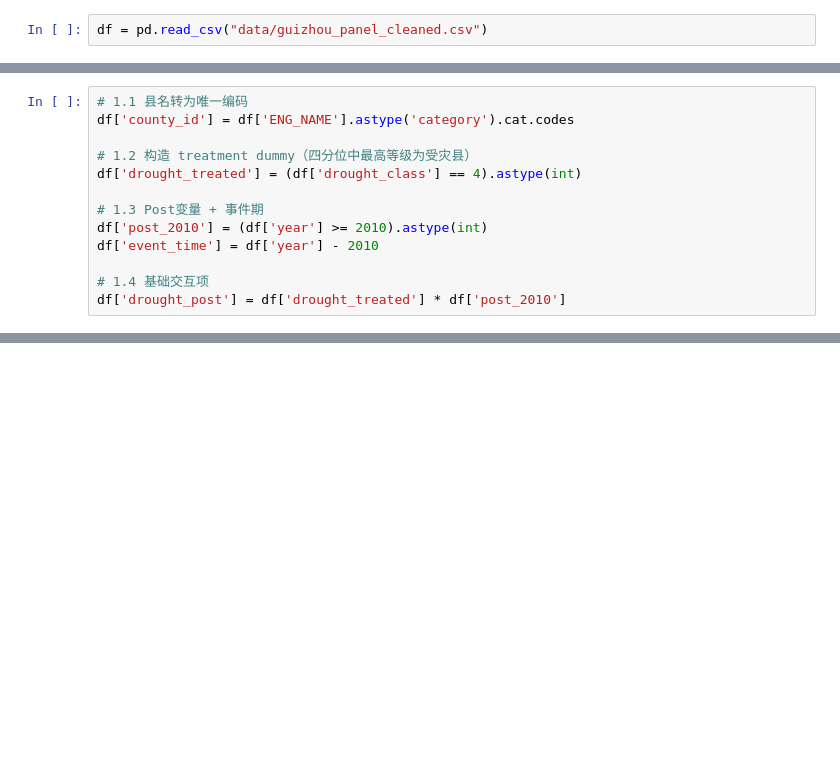
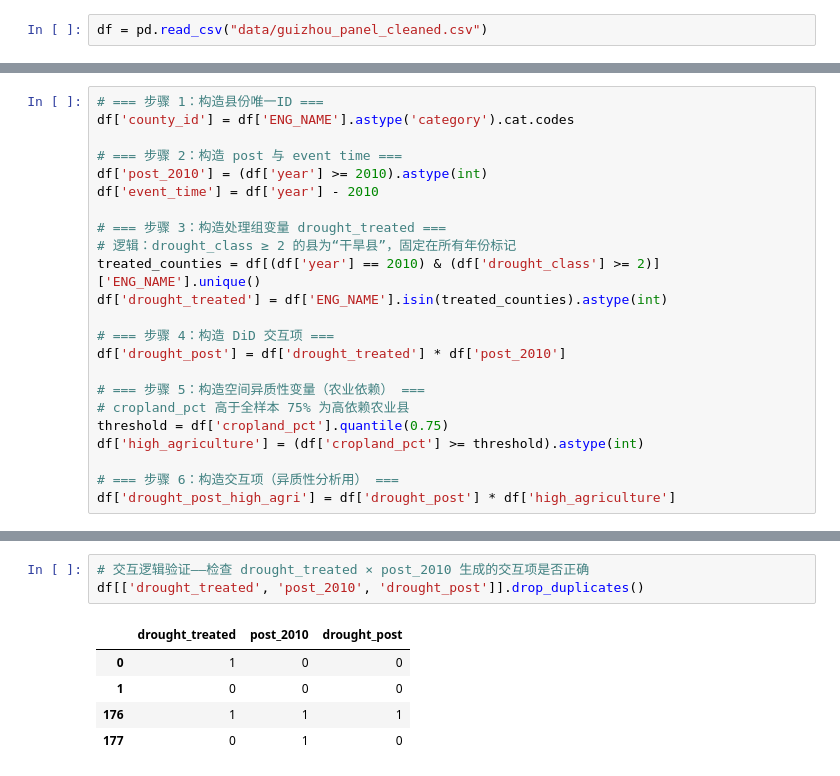
Before and after one commit to ixxiiris/CASA_Dissertation, a Jupyter notebook: DiD/did_event.ipynb, the cells around one changed output, grey strips where cells are left out. Saved outputs shown, nothing was run; the diff lists cells and outputs as text; blank space fills up the shorter version.

```diff
--- a/DiD/did_event.ipynb
+++ b/DiD/did_event.ipynb
@@ -17,13 +19,23 @@ df = pd.read_csv("data/guizhou_panel_cleaned.csv")
 # %%
-# 1.1 县名转为唯一编码
+# === 步骤 1：构造县份唯一ID ===
 df['county_id'] = df['ENG_NAME'].astype('category').cat.codes
 
-# 1.2 构造 treatment dummy（四分位中最高等级为受灾县）
-df['drought_treated'] = (df['drought_class'] == 4).astype(int)
-
-# 1.3 Post变量 + 事件期
+# === 步骤 2：构造 post 与 event time ===
 df['post_2010'] = (df['year'] >= 2010).astype(int)
 df['event_time'] = df['year'] - 2010
 
-# 1.4 基础交互项
+# === 步骤 3：构造处理组变量 drought_treated ===
+# 逻辑：drought_class ≥ 2 的县为“干旱县”，固定在所有年份标记
+treated_counties = df[(df['year'] == 2010) & (df['drought_class'] >= 2)]['ENG_NAME'].unique()
+df['drought_treated'] = df['ENG_NAME'].isin(treated_counties).astype(int)
+
+# === 步骤 4：构造 DiD 交互项 ===
 df['drought_post'] = df['drought_treated'] * df['post_2010']
+
+# === 步骤 5：构造空间异质性变量（农业依赖） ===
+# cropland_pct 高于全样本 75% 为高依赖农业县
+threshold = df['cropland_pct'].quantile(0.75)
+df['high_agriculture'] = (df['cropland_pct'] >= threshold).astype(int)
+
+# === 步骤 6：构造交互项（异质性分析用） ===
+df['drought_post_high_agri'] = df['drought_post'] * df['high_agriculture']
@@ -38,0 +94,9 @@ df['drought_post_high_agri'] = df['drought_post'] * df['high_agriculture']
+# %%
+# 交互逻辑验证——检查 drought_treated × post_2010 生成的交互项是否正确
+df[['drought_treated', 'post_2010', 'drought_post']].drop_duplicates()
+# %% [output]
+|  | drought_treated | post_2010 | drought_post |
+| 0 | 1 | 0 | 0 |
+| 1 | 0 | 0 | 0 |
+| 176 | 1 | 1 | 1 |
+| 177 | 0 | 1 | 0 |
```
Also changed, not shown: parts of 34 cells of this notebook, 12 other files.
